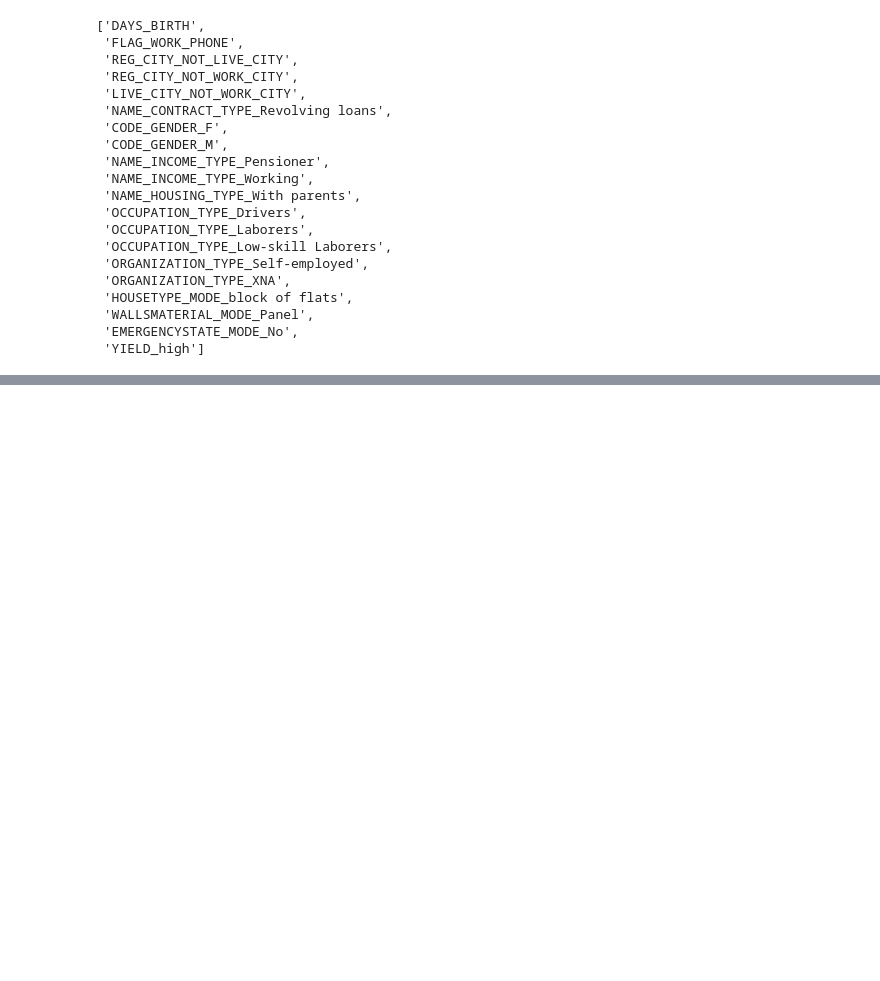
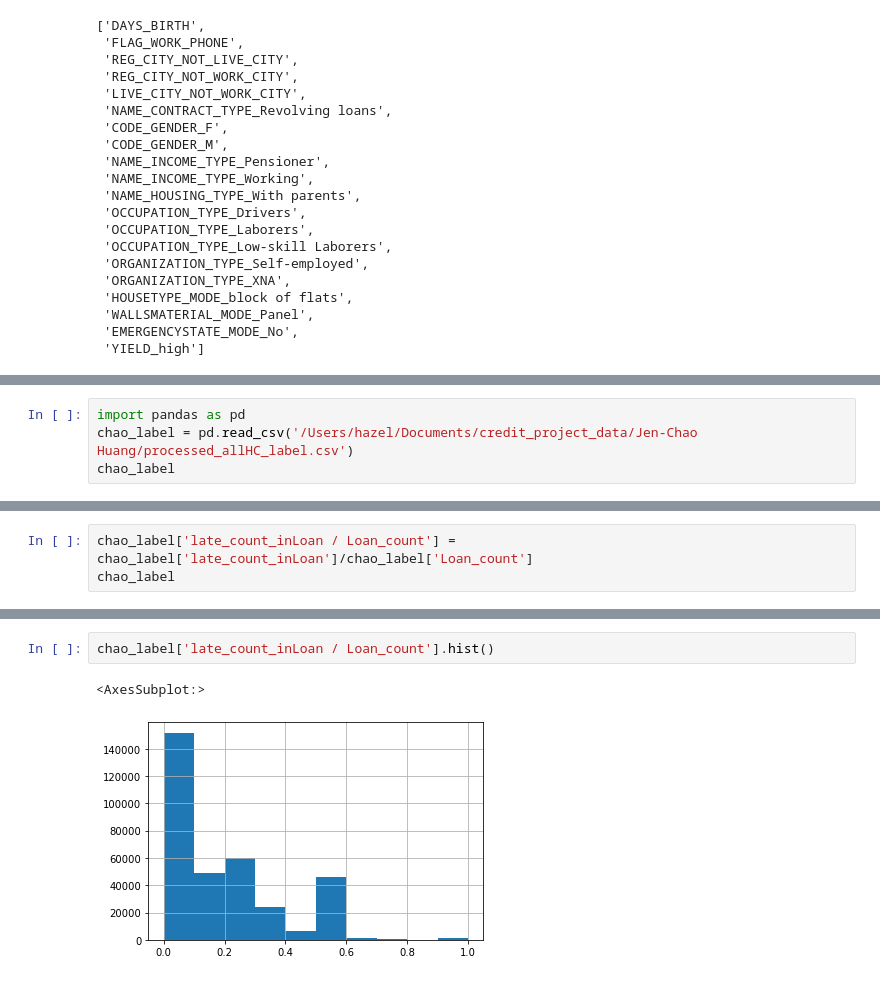
Before and after one commit to hazel1002/credit_risk, a Jupyter notebook: feature_selection.ipynb, the cells around one changed output, grey strips where cells are left out. Cells and saved outputs as stored; diff of their text form; blank space fills up the shorter version.

```diff
--- a/feature_selection.ipynb
+++ b/feature_selection.ipynb
@@ -276,0 +252,4 @@ plt.show()
+# %%
+import pandas as pd
+chao_label = pd.read_csv('/Users/hazel/Documents/credit_project_data/Jen-Chao Huang/processed_allHC_label.csv')
+chao_label
@@ -276,0 +270,3 @@ plt.show()
+# %%
+chao_label['late_count_inLoan / Loan_count'] = chao_label['late_count_inLoan']/chao_label['Loan_count']
+chao_label
@@ -276,0 +287,5 @@ plt.show()
+# %%
+chao_label['late_count_inLoan / Loan_count'].hist()
+# %% [output]
+<AxesSubplot:>
+[figure, added]
```
Also changed, not shown: parts of 18 cells of this notebook, 14 other files.
